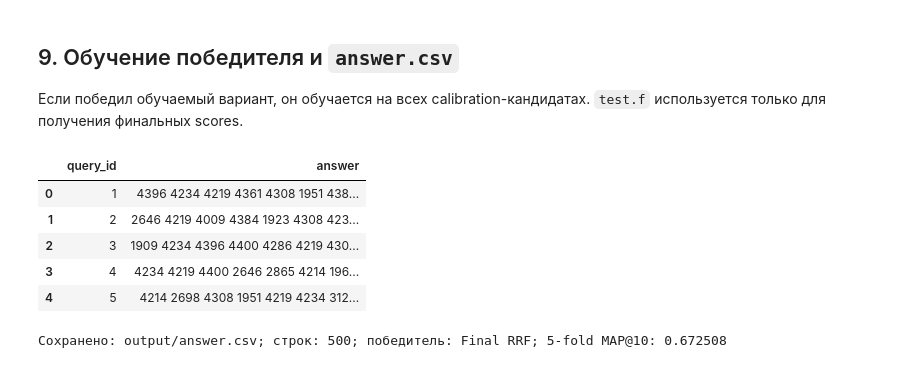
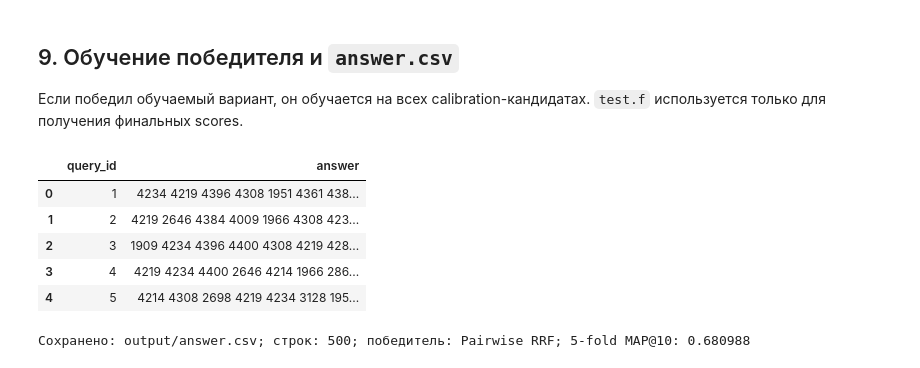
Before and after one commit to olivoreo/avito-search_ds-bootcamp, a Jupyter notebook: solution.ipynb, the cells around one changed output. Drawn from its saved outputs; the diff is of its cells as text; code cells hidden in the pictures.

```diff
--- a/solution.ipynb
+++ b/solution.ipynb
@@ -684,7 +840,8 @@ calibration_methods = {
     "query kNN label transfer": knn_oof,
     "RRF retrieval + HistGradientBoosting + query kNN": knn_fusion,
     "query multilabel classifier": classifier_oof,
-    "Final RRF": final_fusion,
+    "Base RRF": base_fusion,
+    "Pairwise RRF": pairwise_final,
 }
 comparison = pd.DataFrame([
     evaluate(name, scores) for name, scores in calibration_methods.items()
@@ -741,7 +899,7 @@ if "LogisticRegression" in best_method:
         [retrieval_test, test_learned], [1, 2]
     )
 
-if "HistGradientBoosting" in best_method or best_method == "Final RRF":
+if "HistGradientBoosting" in best_method or best_method in {"Base RRF", "Pairwise RRF"}:
     final_model = new_gradient_boosting()
     final_model.fit(
         x_all, y_all, sample_weight=compute_sample_weight("balanced", y_all)
@@ -754,7 +912,7 @@ if "HistGradientBoosting" in best_method or best_method == "Final RRF":
         [retrieval_test, test_learned], [1, 2]
     )
 
-if "HistGradientBoosting" in best_method or best_method == "Final RRF":
+if "HistGradientBoosting" in best_method or best_method in {"Base RRF", "Pairwise RRF"}:
     test_methods["query kNN label transfer"] = knn_test
     test_methods["RRF retrieval + HistGradientBoosting + query kNN"] = rrf(
         [retrieval_test, test_learned, knn_test], [1, 2, 2]
@@ -770,6 +928,7 @@ classifier_test = np.full(
 classifier_test[:, head_article_indices] = query_classifier.predict_proba(
     test_query_features
 )
+classifier_meta_test = classifier_test.copy()
 train_labels = labels.astype(np.int16)
 frequency = train_labels.sum(axis=0).astype(np.float32)
 cooccurrence = train_labels.T @ train_labels
@@ -782,39 +941,71 @@ bonus /= np.maximum(bonus.max(axis=1, keepdims=True), 1e-9)
 classifier_test += 0.03 * bonus
 test_methods["query multilabel classifier"] = classifier_test
 
-if "HistGradientBoosting" in best_method or best_method == "Final RRF":
-    test_methods["Final RRF"] = rrf(
+if "HistGradientBoosting" in best_method or best_method in {"Base RRF", "Pairwise RRF"}:
+    test_methods["Base RRF"] = rrf(
         [retrieval_test, test_learned, knn_test, classifier_test],
         [1, 1, 1, 1], k=5,
+    )
+
+if best_method == "Pairwise RRF":
+    calibration_pair_features = pair_fold_features(
+        all_indices, all_indices, classifier_meta_oof, knn_oof
+    )
+    test_pair_features = pair_fold_features(
+        all_indices, np.arange(len(test)), classifier_meta_test, knn_test,
+        base_features=test_features, candidates=test_candidate_indices,
+    )
+    x_pair, y_pair = pair_training_data(
+        all_indices, calibration_pair_features
+    )
+    pairwise_test_scores = []
+    for c in PAIRWISE_C:
+        model = new_pairwise_ranker(c)
+        model.fit(x_pair, y_pair)
+        scores = np.full((len(test), len(articles)), -1e9, dtype=np.float32)
+        for query_index in range(len(test)):
+            scores[query_index, test_candidate_indices[query_index]] = (
+                model.decision_function(test_pair_features[query_index])
+            )
+        pairwise_test_scores.append(scores)
+    pairwise_test_ensemble = rrf(
+        pairwise_test_scores, [1] * len(PAIRWISE_C), k=20
+    )
+    test_methods["Pairwise RRF"] = rrf(
+        [
+            retrieval_test, test_learned, knn_test,
+            classifier_test, pairwise_test_ensemble,
+        ],
+        [1, 1, 1, 1, 0.75], k=7,
     )
 
 test_predictions = rank_articles(test_methods[best_method], 10)
 answer = test[["query_id"]].copy()
 answer["answer"] = [" ".join(map(str, row)) for row in test_predictions]
 answer_path = OUTPUT_DIR / "answer.csv"
 answer.to_csv(answer_path, index=False)
 
 saved = pd.read_csv(answer_path, dtype={"answer": "string"})
 parsed = saved["answer"].str.split().map(lambda values: list(map(int, values)))
 known_ids = set(articles["article_id"])
 assert len(saved) == len(test)
 assert saved.columns.tolist() == ["query_id", "answer"]
 assert not saved.isna().any().any()
 assert parsed.map(len).between(1, 10).all()
 assert parsed.map(lambda values: len(values) == len(set(values))).all()
 assert parsed.map(lambda values: set(values) <= known_ids).all()
 assert saved["query_id"].tolist() == test["query_id"].tolist()
 
 display(saved.head())
 print(
     f"Сохранено: {answer_path}; строк: {len(saved)}; "
     f"победитель: {best_method}; 5-fold MAP@10: {best_map10:.6f}"
 )
 # %% [output]
 |  | query_id | answer |
-| 0 | 1 | 4396 4234 4219 4361 4308 1951 438... |
-| 1 | 2 | 2646 4219 4009 4384 1923 4308 423... |
-| 2 | 3 | 1909 4234 4396 4400 4286 4219 430... |
-| 3 | 4 | 4234 4219 4400 2646 2865 4214 196... |
-| 4 | 5 | 4214 2698 4308 1951 4219 4234 312... |
+| 0 | 1 | 4234 4219 4396 4308 1951 4361 438... |
+| 1 | 2 | 4219 2646 4384 4009 1966 4308 423... |
+| 2 | 3 | 1909 4234 4396 4400 4308 4219 428... |
+| 3 | 4 | 4219 4234 4400 2646 4214 1966 286... |
+| 4 | 5 | 4214 4308 2698 4219 4234 3128 195... |
-Сохранено: output/answer.csv; строк: 500; победитель: Final RRF; 5-fold MAP@10: 0.672508
+Сохранено: output/answer.csv; строк: 500; победитель: Pairwise RRF; 5-fold MAP@10: 0.680988
```
Also changed, not shown: parts of 5 cells of this notebook, 1 other file.
